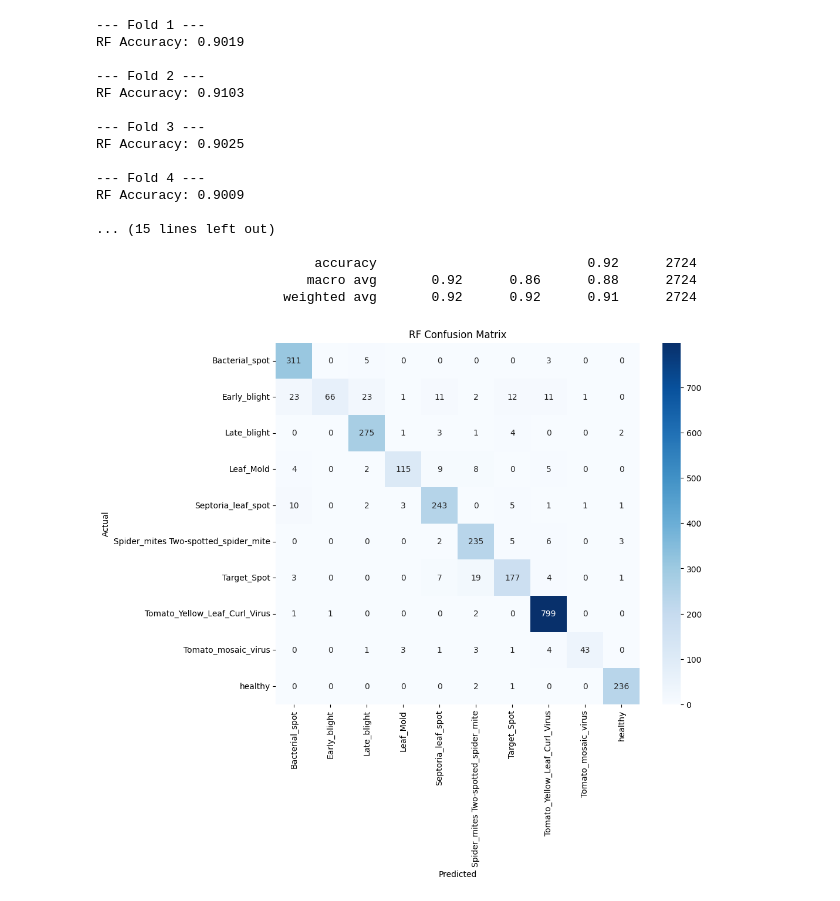
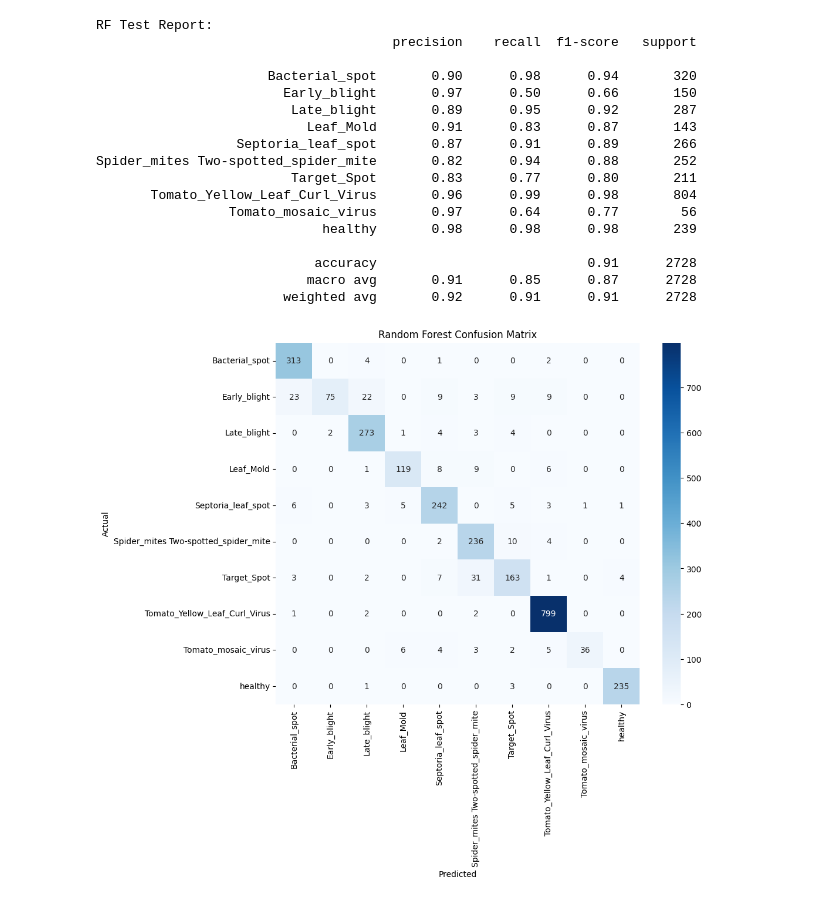
Before and after one commit to yeungeqq/crop_disease_detection, a Jupyter notebook: detection.ipynb, the cells around one changed output. Drawn from its saved outputs; the diff is of its cells as text; code cells hidden in the pictures.

Commit message:
updated train-test split

```diff
--- a/detection.ipynb
+++ b/detection.ipynb
@@ -342,49 +396,37 @@ SVM Accuracy: 0.9851
 # %%
-# -- RF model --
-rf_scores = []
-for fold, (train_idx, val_idx) in enumerate(skf.split(X_train_full, y_train_full)):
-    print(f"\n--- Fold {fold + 1} ---")
-    X_train, X_val = X_train_full[train_idx], X_train_full[val_idx]
-    y_train, y_val = y_train_full[train_idx], y_train_full[val_idx]
+# RF final evaluation on test set
+final_rf = RandomForestClassifier(n_estimators=500, random_state=42)
+final_rf.fit(X_train, y_train)
+y_test_pred_rf = final_rf.predict(X_test)
 
-    rf = RandomForestClassifier(n_estimators=500, random_state=42)
-    rf.fit(X_train, y_train)
-    y_pred_rf = rf.predict(X_val)
-    acc_rf = accuracy_score(y_val, y_pred_rf)
-    rf_scores.append(acc_rf)
-    print(f"RF Accuracy: {acc_rf:.4f}")
+print("\nRF Test Report:")
+print(classification_report(y_test, y_test_pred_rf, target_names=clean_class_names))
 
-# Final evaluation on test set
-final_rf = RandomForestClassifier(n_estimators=500, random_state=42)
-final_rf.fit(X_train_full, y_train_full)
-y_test_pred_rf = final_rf.predict(X_test)
-print("RF Test Report:")
-print(classification_report(y_test, y_test_pred_rf, target_names=clean_class_names))
 # Confusion Matrix for RF
 cm_rf = confusion_matrix(y_test, y_test_pred_rf)
 plt.figure(figsize=(10, 8))
 sns.heatmap(cm_rf, annot=True, fmt='d', cmap='Blues',
             xticklabels=clean_class_names, yticklabels=clean_class_names)
-plt.title("RF Confusion Matrix")
+plt.title("Random Forest Confusion Matrix")
 plt.xlabel("Predicted")
 plt.ylabel("Actual")
 plt.show()
 # %% [output]
---- Fold 1 ---
-RF Accuracy: 0.9019
+RF Test Report:
+                                      precision    recall  f1-score   support
 
---- Fold 2 ---
-RF Accuracy: 0.9103
+                      Bacterial_spot       0.90      0.98      0.94       320
+                        Early_blight       0.97      0.50      0.66       150
+                         Late_blight       0.89      0.95      0.92       287
+                           Leaf_Mold       0.91      0.83      0.87       143
+                  Septoria_leaf_spot       0.87      0.91      0.89       266
+Spider_mites Two-spotted_spider_mite       0.82      0.94      0.88       252
+                         Target_Spot       0.83      0.77      0.80       211
+       Tomato_Yellow_Leaf_Curl_Virus       0.96      0.99      0.98       804
+                 Tomato_mosaic_virus       0.97      0.64      0.77        56
+                             healthy       0.98      0.98      0.98       239
 
---- Fold 3 ---
-RF Accuracy: 0.9025
-
---- Fold 4 ---
-RF Accuracy: 0.9009
-
-... (15 lines left out)
-
-                            accuracy                           0.92      2724
-                           macro avg       0.92      0.86      0.88      2724
-                        weighted avg       0.92      0.92      0.91      2724
+                            accuracy                           0.91      2728
+                           macro avg       0.91      0.85      0.87      2728
+                        weighted avg       0.92      0.91      0.91      2728
-[figure, old version]
+[figure, new version]
```
Also changed, not shown: parts of 7 cells of this notebook, 3 other files.
